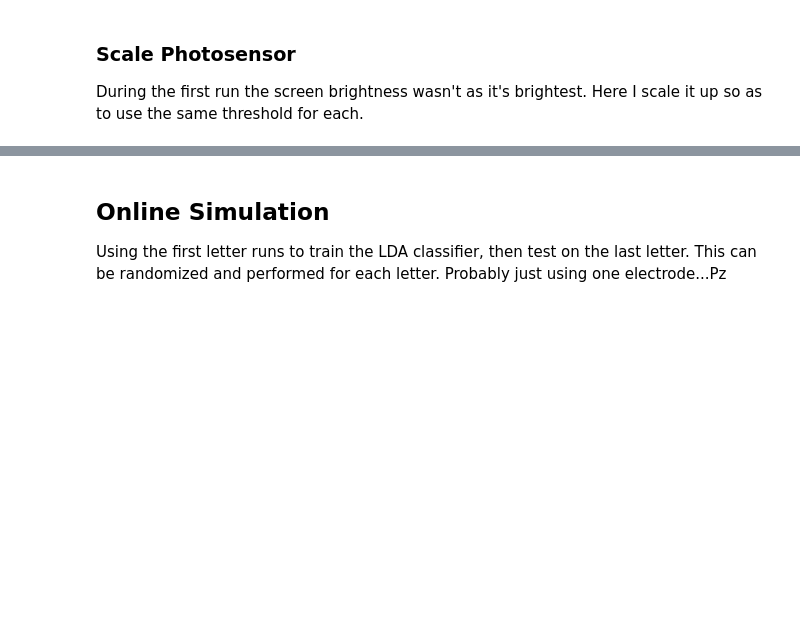
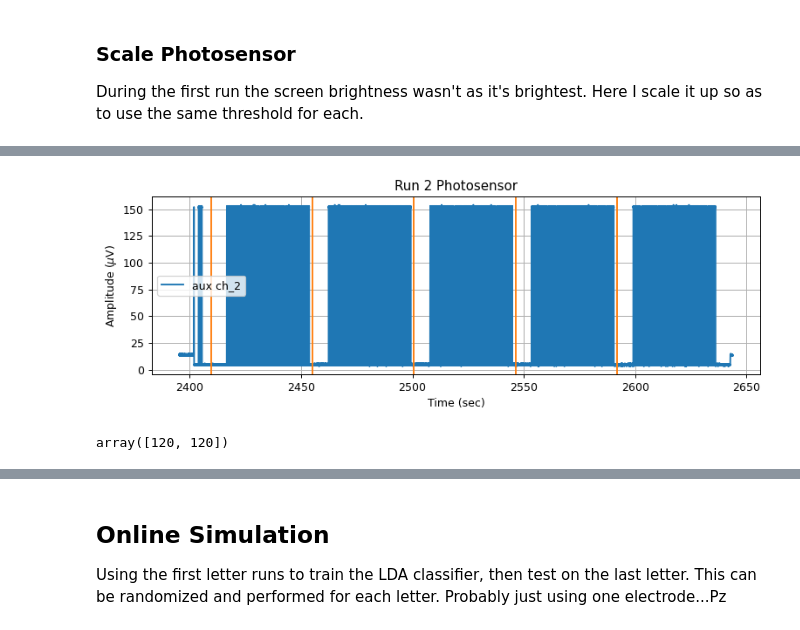
Before and after one commit to Surfincolin/openbci-standards, a Jupyter notebook: Speller_Learn.ipynb, the cells around one changed output, grey strips where cells are left out. Saved outputs shown, nothing was run; the diff lists cells and outputs as text; code cells hidden in the pictures; blank space fills up the shorter version.

```diff
--- a/Speller_Learn.ipynb
+++ b/Speller_Learn.ipynb
@@ -102,0 +291,29 @@ run_2 = data['run'][1]
+# %%
+channels = ['ref', 'FCz', 'Fz', 'Cz', 'Pz', 'Oz', 'CPz', 'Fp1']
+aux_chs = ['aux ch_1', 'aux ch_2', 'aux ch_3']
+
+# assigning data... a bit redundant but the hope is to help make the pipelining easier
+run_1 = data['run'][0]
+run_2 = data['run'][1]
+
+r1_eeg = run_1['data']
+r1_eeg_ts = run_1['time_stamps']
+r1_aux = run_1['aux']
+r1_aux_ts = run_1['aux_time_stamps']
+r1_markers = run_1['markers']
+r1_markers_ts = run_1['marker_time_stamps']
+
+r2_eeg = run_2['data']
+r2_eeg_ts = run_2['time_stamps']
+r2_aux = run_2['aux']
+r2_aux_ts = run_2['aux_time_stamps']
+r2_markers = run_2['markers']
+r2_markers_ts = run_2['marker_time_stamps']
+
+new_ref_ch_idx = 0
+r1_eeg = re_reference(r1_eeg, new_ref_ch_idx)
+r2_eeg = re_reference(r2_eeg, new_ref_ch_idx)
+del channels[new_ref_ch_idx]
+
+print(channels)
+pz = channels.index('Pz')
@@ -243,0 +342,22 @@ def baseline_center(eeg_event_ch, baseline_duration):
+# %%
+fig, ax = plot_time_series(
+    X = r2_aux_ts,
+    Y = r2_aux[:,1:2],
+    labels = aux_chs[1:2],
+    xlabel='Time (sec)',
+    ylabel=r'Amplitude ($\mu$V)',
+    title='Run 2 Photosensor'
+)
+add_markers_to_plot(r2_markers, r2_markers_ts, fig, ax)
+# %% [output]
+[figure, added]
+# %%
+t  = np.array([2,3,120,150,50,2,3,120,122,2,1])
+r = (t > 70) + 0
+f = (r[1:] > r[:-1])
+f = np.insert(f, 0, False)
+# print(t.shape, f.shape)
+# print(f)
+t[f]
+# %% [output]
+array([120, 120])
```
Also changed, not shown: parts of 43 cells of this notebook.
